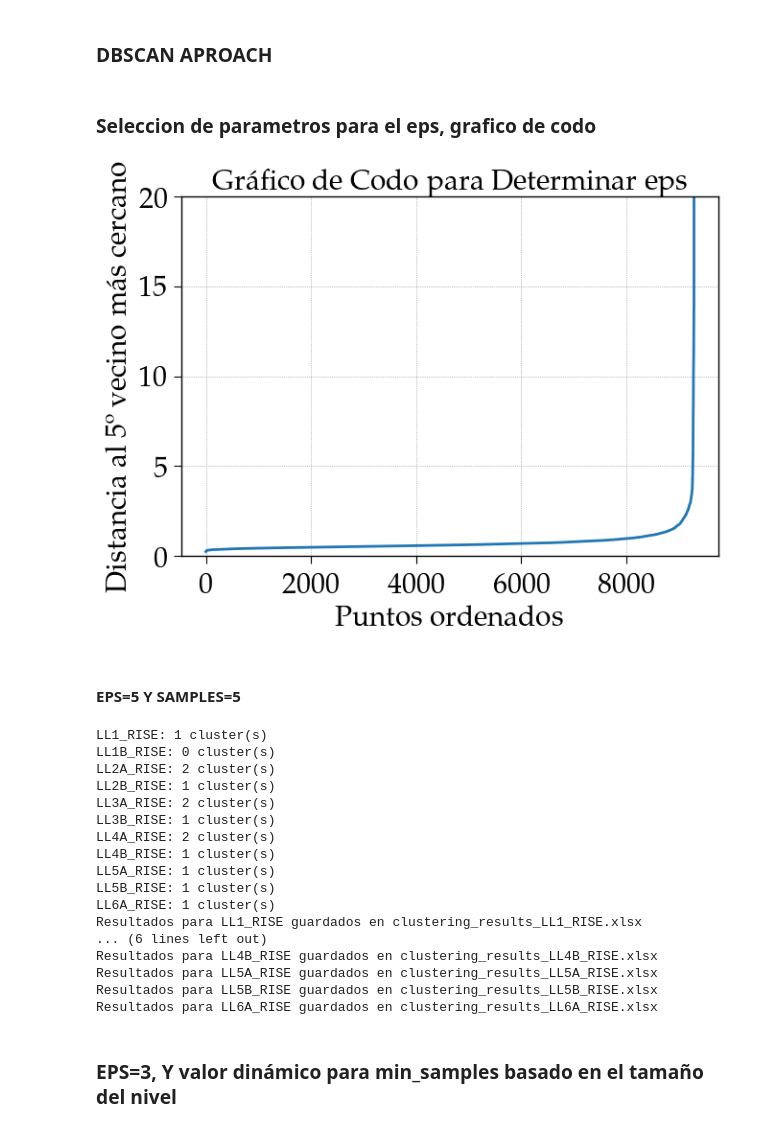
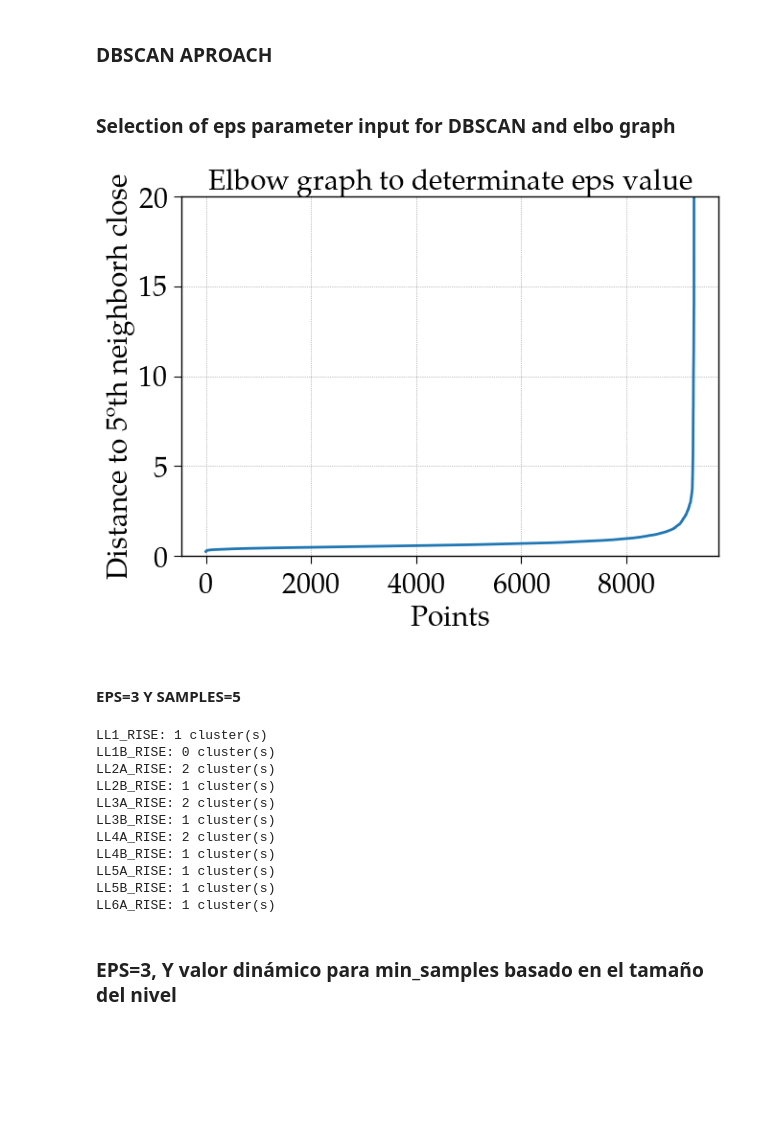
Before and after one commit to AlejandraRocks/Project-MachineLearning_BeamsAE, a Jupyter notebook: notebooks/BP_Beam/UnsupervisedMLAnalysis_BP_DBSCAN.ipynb, the cells around one changed output. Drawn from its saved outputs; the diff is of its cells as text; code cells hidden in the pictures; blank space fills up the shorter version.

```diff
--- a/notebooks/BP_Beam/UnsupervisedMLAnalysis_BP_DBSCAN.ipynb
+++ b/notebooks/BP_Beam/UnsupervisedMLAnalysis_BP_DBSCAN.ipynb
@@ -44,5 +64,5 @@ BP_ch1
 #3.4.Mostrar analisis de clusters y que nos dicen cada cluster a partir de cada parametro
 # %% [markdown]
 ### DBSCAN APROACH
-# %% [markdown]
-### Seleccion de parametros para el eps, grafico de codo
+# %% [markdown]
+### Selection of eps parameter input for DBSCAN  and elbo graph
@@ -49,51 +78,42 @@ BP_ch1
 # %%
-data=BP_ch1
-
-# Filtrar filas donde 'load_level' contiene 'RISE'
-data_rise = data[data['load level'].str.contains('RISE', case=False, na=False)]
-
-# Seleccionar solo columnas relevantes para clustering
-data_rise_filtered = data_rise.loc[:, 'RISE':'ABS-ENERGY']
-data_rise_filtered = data_rise_filtered.select_dtypes(include=[np.number])
-
-# Estandarizar los datos
+# Standar data
 scaler = StandardScaler()
 scaled_data = scaler.fit_transform(data_rise_filtered)
 
-# Generar gráfico de codo para elegir eps
+# elbow graph to select eps value
 def plot_knee_curve(data):
     neighbors = NearestNeighbors(n_neighbors=5)
     neighbors_fit = neighbors.fit(data)
     distances, indices = neighbors_fit.kneighbors(data)
 
-    # Ordenar las distancias de menor a mayor
-    distances = np.sort(distances[:, 4])  # Usamos el 5º vecino más cercano
+    # Order distances
+    distances = np.sort(distances[:, 4])  # Using the 5ºth near
 
-    # Graficar las distancias ordenadas
+
     plt.figure(figsize=(8, 5))
     plt.plot(distances, linewidth=2)
-    plt.title('Gráfico de Codo para Determinar eps')
-    plt.xlabel('Puntos ordenados')
+    plt.title('Elbow graph to determinate eps value')
+    plt.xlabel('Points')
     plt.ylim(0,20)
-    plt.ylabel('Distancia al 5º vecino más cercano')
+    plt.ylabel('Distance to 5ºth neighborh close')
     plt.grid()
     plt.show()
 
-# Llamar a la función para graficar el codo
+
 plot_knee_curve(scaled_data)
 # %% [output]
-[figure, old version]
+[figure, new version]
 # %% [markdown]
-#### EPS=5 Y SAMPLES=5
+#### EPS=3 Y SAMPLES=5
 # %%
-# Función para realizar clustering por nivel de carga y ciclo
-def perform_clustering(data, eps=5, min_samples=5):
+# Function to perform clustering by load level and cycle
+def perform_clustering(data, eps=3, min_samples=5):
     clustering_results = {}
 
     for load_level in data['load level'].unique():
         subset = data[data['load level'] == load_level].copy()
 
-        # Seleccionar solo columnas relevantes para clustering
+        # Select only relevant columns for clustering
         relevant_columns = subset.loc[:, 'RISE':'ABS-ENERGY']
         numeric_data = relevant_columns.select_dtypes(include=[np.number])
 
@@ -101,34 +121,31 @@ def perform_clustering(data, eps=5, min_samples=5):
             print(f"No numeric data found for {load_level}")
             continue
 
-        # Estandarizar los datos
+        # Standardize the data
         scaled_data = scaler.fit_transform(numeric_data)
 
-        # Aplicar DBSCAN
+        # Apply DBSCAN
         db = DBSCAN(eps=eps, min_samples=min_samples).fit(scaled_data)
 
-        # Agregar los resultados de clustering
-
-        #subset['cluster'] = db.labels_
-        # Agregar los resultados de clustering
+        # Add clustering results
         subset.loc[:, 'cluster'] = db.labels_
 
         clustering_results[load_level] = subset
 
-        # Mostrar el número de clusters
+        # Display the number of clusters
         n_clusters = len(set(db.labels_)) - (1 if -1 in db.labels_ else 0)
         print(f"{load_level}: {n_clusters} cluster(s)")
 
     return clustering_results
 
-# Ejecutar el clustering
+# Run clustering
 clustering_results = perform_clustering(data_rise)
 
-# Guardar los resultados
-for load_level, df in clustering_results.items():
-    output_file = f"clustering_results_{load_level}.xlsx"
+# Save the results
+#for load_level, df in clustering_results.items():
+    #output_file = f"clustering_results_{load_level}.xlsx"
     #df.to_excel(output_file, index=False)
-    print(f"Resultados para {load_level} guardados en {output_file}")
+    #print(f"Results for {load_level} saved in {output_file}")
 # %% [output]
 LL1_RISE: 1 cluster(s)
 LL1B_RISE: 0 cluster(s)
@@ -141,12 +158,6 @@ LL4B_RISE: 1 cluster(s)
 LL5A_RISE: 1 cluster(s)
 LL5B_RISE: 1 cluster(s)
 LL6A_RISE: 1 cluster(s)
-Resultados para LL1_RISE guardados en clustering_results_LL1_RISE.xlsx
-... (6 lines left out)
-Resultados para LL4B_RISE guardados en clustering_results_LL4B_RISE.xlsx
-Resultados para LL5A_RISE guardados en clustering_results_LL5A_RISE.xlsx
-Resultados para LL5B_RISE guardados en clustering_results_LL5B_RISE.xlsx
-Resultados para LL6A_RISE guardados en clustering_results_LL6A_RISE.xlsx
 # %% [markdown]
 ### EPS=3, Y valor dinámico para min_samples basado en el tamaño del nivel
 # %%
```
Also changed, not shown: parts of 7 cells of this notebook, 18 other files.
